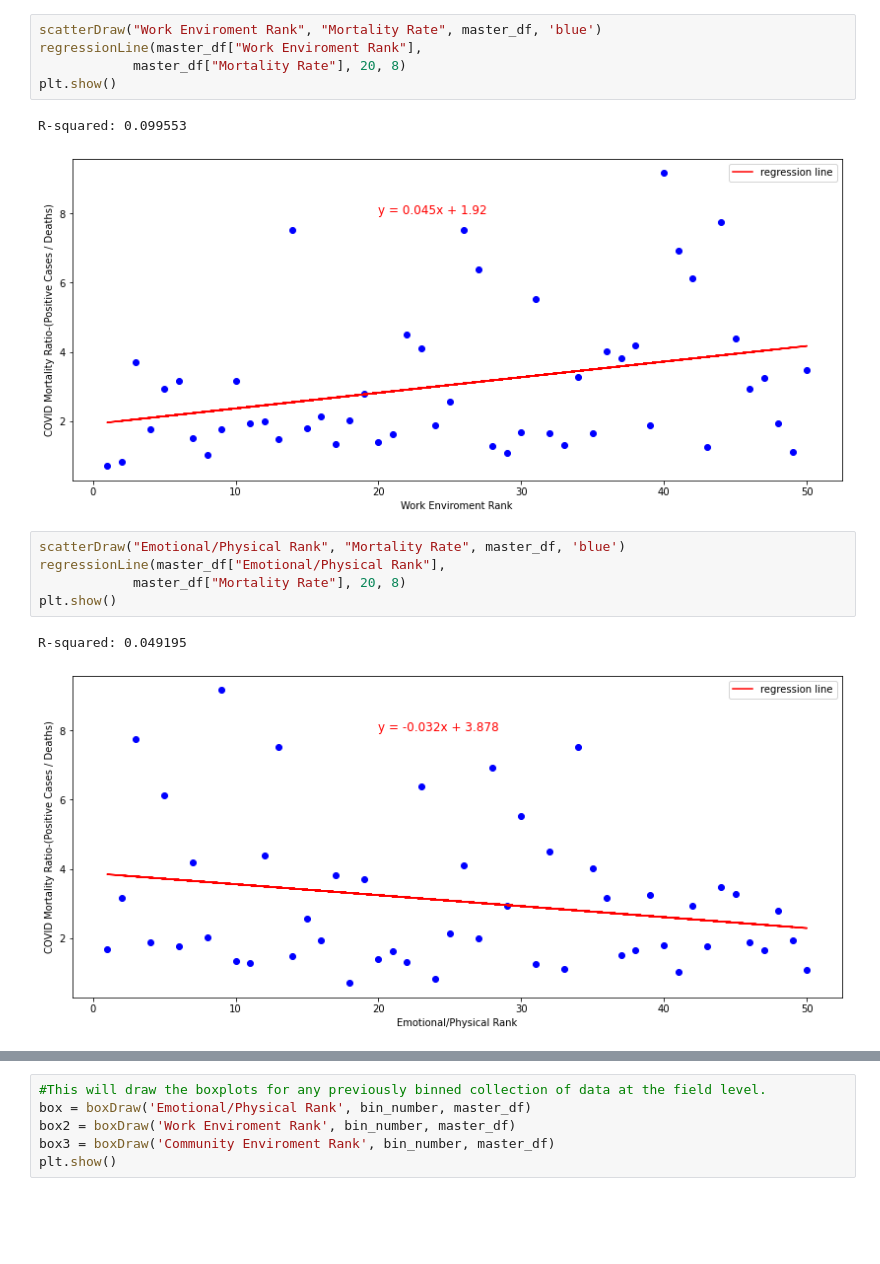
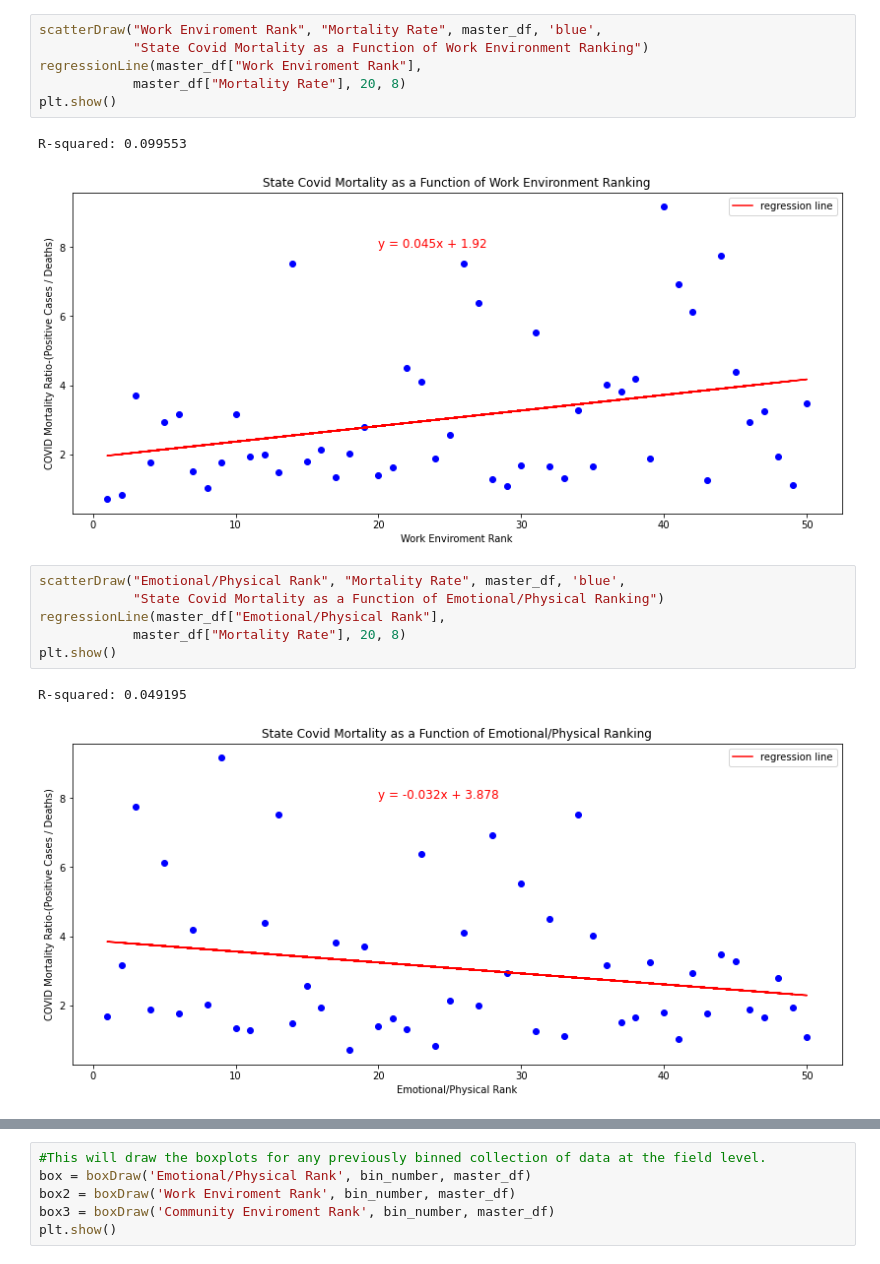
Before and after one commit to arerickson28/happiness_during_corona, a Jupyter notebook: Main.ipynb, the cells around one changed output, grey strips where cells are left out. Drawn from its saved outputs; the diff is of its cells as text; blank space fills up the shorter version.

Commit message:
Main markdown and added title to scatterDraw function

```diff
--- a/Main.ipynb
+++ b/Main.ipynb
@@ -19,17 +27,19 @@ master_df.head()
 # %%
-scatterDraw("Work Enviroment Rank", "Mortality Rate", master_df, 'blue')
+scatterDraw("Work Enviroment Rank", "Mortality Rate", master_df, 'blue',
+            "State Covid Mortality as a Function of Work Environment Ranking")
 regressionLine(master_df["Work Enviroment Rank"],
             master_df["Mortality Rate"], 20, 8)
 plt.show()
 # %% [output]
 R-squared: 0.099553
-[figure, old version]
+[figure, new version]
 # %%
-scatterDraw("Emotional/Physical Rank", "Mortality Rate", master_df, 'blue')
+scatterDraw("Emotional/Physical Rank", "Mortality Rate", master_df, 'blue',
+            "State Covid Mortality as a Function of Emotional/Physical Ranking")
 regressionLine(master_df["Emotional/Physical Rank"],
             master_df["Mortality Rate"], 20, 8)
 plt.show()
 # %% [output]
 R-squared: 0.049195
-[figure, old version]
+[figure, new version]
 # %%
```
Also changed, not shown: parts of 11 cells of this notebook, 1 other file.
